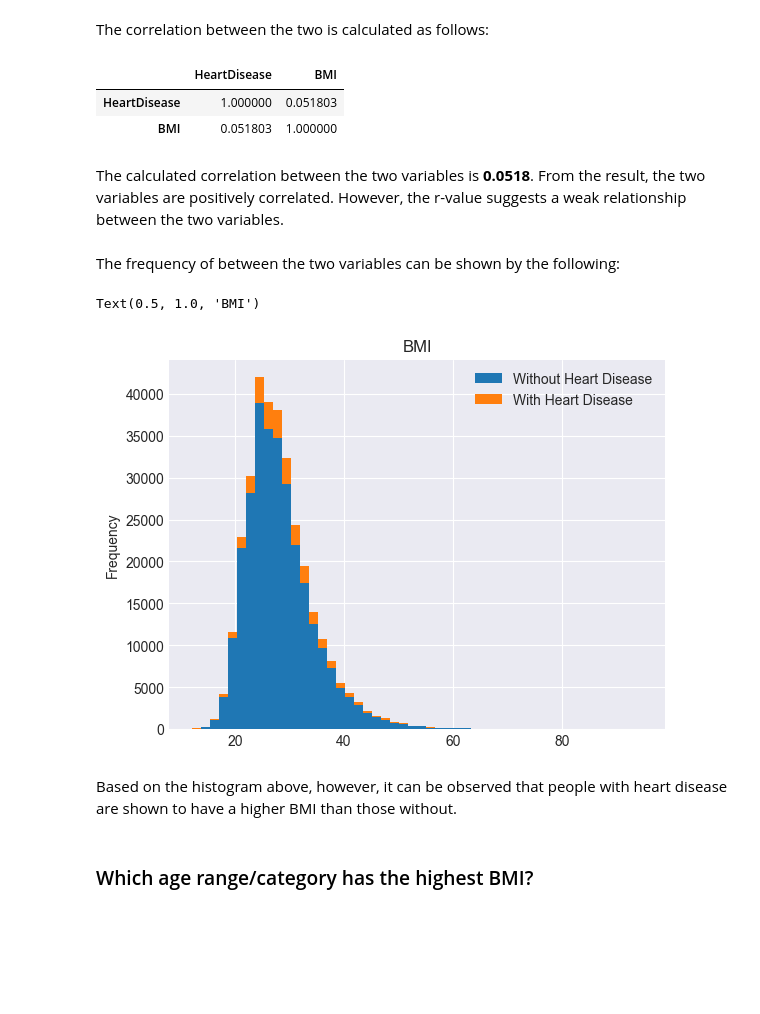
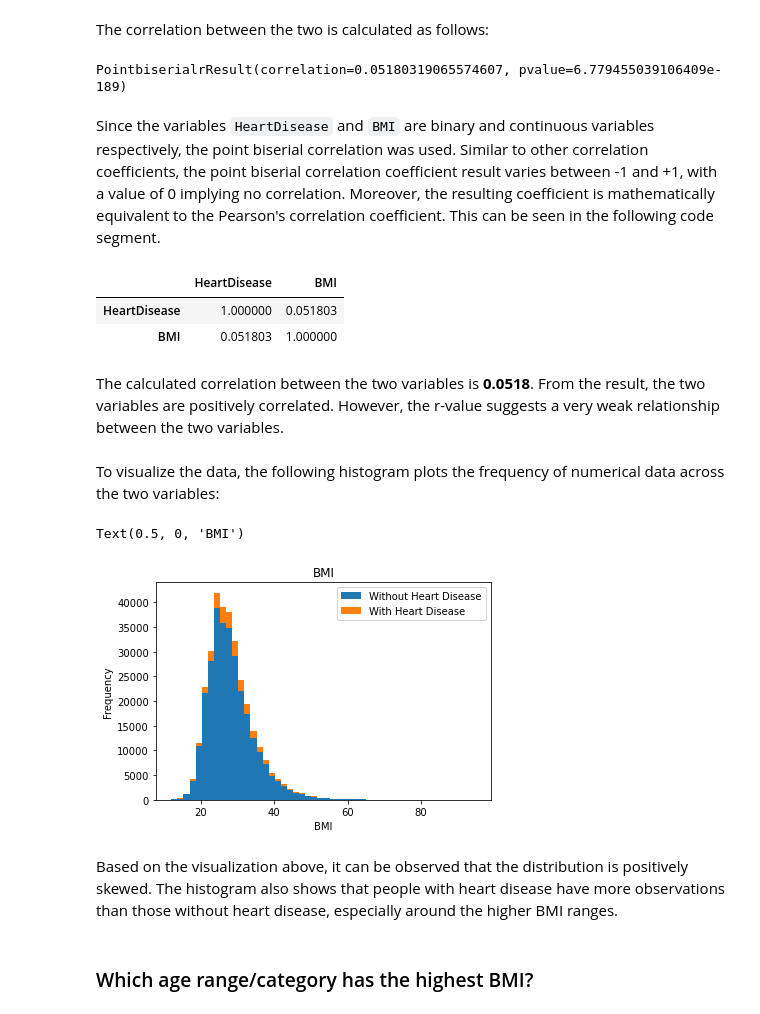
Before and after one commit to rijopalla/CSMODEL-MCO, a Jupyter notebook: MCO_Group 9.ipynb, the cells around one changed output. Cells and saved outputs as stored; diff of their text form; code cells hidden in the pictures; blank space fills up the shorter version.

```diff
--- a/MCO_Group 9.ipynb
+++ b/MCO_Group 9.ipynb
@@ -219,13 +219,12 @@ Based on the results above, the data does not contain any missing values. Also,
 The group has identified several questions which would be answered through exploratory data analysis. The following code segments show the libraries to be imported.
 # %%
 import matplotlib.pyplot as plt
+from scipy import stats
 # sets the theme of the charts
 # plt.style.use('seaborn-darkgrid')
 
 # %matplotlib inline
 
-plt.style.use('seaborn-v0_8-darkgrid')
-
 %matplotlib inline
 # %% [markdown]
 Since some columns contain boolean values, we must first apply one-hot encoding to aid in the analysis.
@@ -274,24 +273,31 @@ hd_bmi
 # %% [markdown]
 The correlation between the two is calculated as follows:
 # %%
-hd_bmi.corr()
+stats.pointbiserialr(hd_bmi['HeartDisease'],hd_bmi['BMI'])
 # %% [output]
-|  | HeartDisease | BMI |
-| HeartDisease | 1.000000 | 0.051803 |
-| BMI | 0.051803 | 1.000000 |
+PointbiserialrResult(correlation=0.05180319065574607, pvalue=6.779455039106409e-189)
+# %% [markdown]
+Since the variables `HeartDisease` and `BMI` are binary and continuous variables respectively, the point biserial correlation was used. Similar to other correlation coefficients, the point biserial correlation coefficient result varies between -1 and +1, with a value of 0 implying no correlation. Moreover, the resulting coefficient is mathematically equivalent to the Pearson's correlation coefficient. This can be seen in the following code segment.
+# %%
+hd_bmi.corr()
+# %% [output]
+|  | HeartDisease | BMI |
+| HeartDisease | 1.000000 | 0.051803 |
+| BMI | 0.051803 | 1.000000 |
 # %% [markdown]
-The calculated correlation between the two variables is **0.0518**. From the result, the two variables are positively correlated. However, the r-value suggests a weak relationship between the two variables.
+The calculated correlation between the two variables is **0.0518**. From the result, the two variables are positively correlated. However, the r-value suggests a very weak relationship between the two variables.
 # %% [markdown]
-The frequency of between the two variables can be shown by the following:
+To visualize the data, the following histogram plots the frequency of numerical data across the two variables:
 # %%
 pd.DataFrame({'Without Heart Disease': hd_bmi.groupby('HeartDisease').get_group(0).BMI,
               'With Heart Disease':   hd_bmi.groupby('HeartDisease').get_group(1).BMI}).plot.hist(bins=50, stacked=True)
 plt.title('BMI')
+plt.xlabel('BMI')
 # %% [output]
-Text(0.5, 1.0, 'BMI')
+Text(0.5, 0, 'BMI')
-[figure, old version]
+[figure, new version]
 # %% [markdown]
-Based on the histogram above, however, it can be observed that people with heart disease are shown to have a higher BMI than those without.
+Based on the visualization above, it can be observed that the distribution is positively skewed. The histogram also shows that people with heart disease have more observations than those without heart disease, especially around the higher BMI ranges.
 # %% [markdown]
 ### Which age range/category has the highest BMI?
 # %% [markdown]
```
Also changed, not shown: parts of 5 cells of this notebook.
